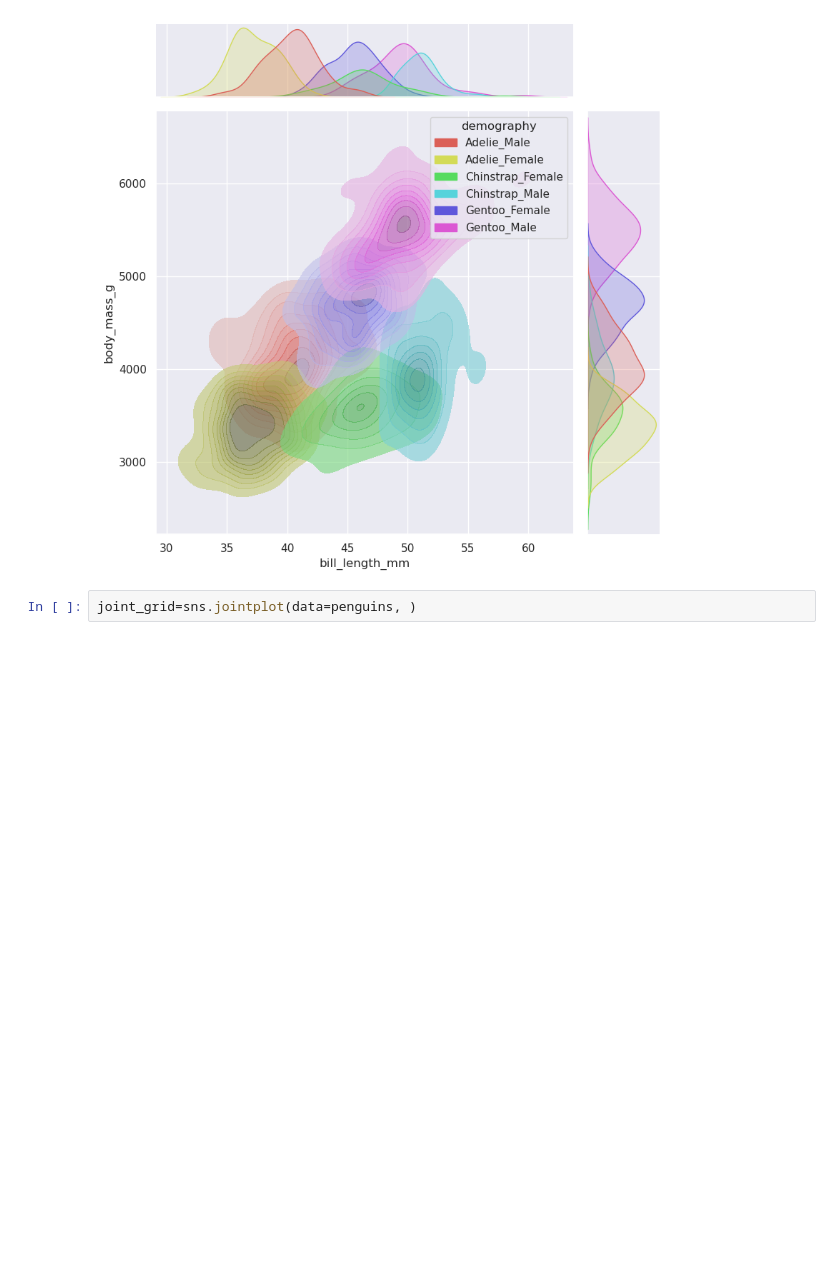
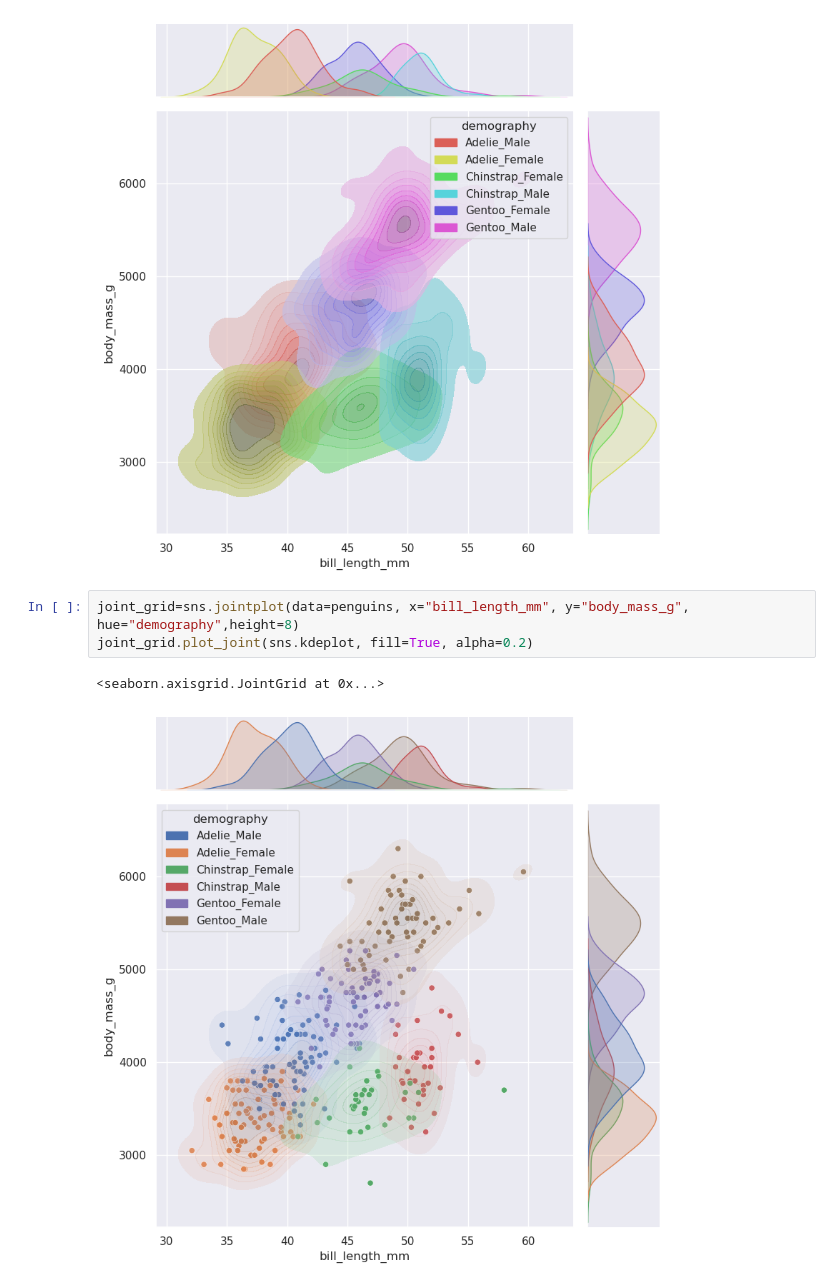
Before and after one commit to Michal-Radomski/Python-Data-Visualization, a Jupyter notebook: 01 Data Visualization/02_Seaborn/penguin.ipynb, the cells around one changed output. Saved outputs shown, nothing was run; the diff lists cells and outputs as text; blank space fills up the shorter version.

Commit message:
Data Visualization in Python course - commit 20

```diff
--- a/01 Data Visualization/02_Seaborn/penguin.ipynb
+++ b/01 Data Visualization/02_Seaborn/penguin.ipynb
@@ -43,4 +43,8 @@ sns.jointplot(data=penguins, x="bill_length_mm", y="body_mass_g", hue="demograph
 <seaborn.axisgrid.JointGrid at 0x...>
 [figure]
 # %%
-joint_grid=sns.jointplot(data=penguins, )
+joint_grid=sns.jointplot(data=penguins, x="bill_length_mm", y="body_mass_g", hue="demography",height=8)
+joint_grid.plot_joint(sns.kdeplot, fill=True, alpha=0.2)
+# %% [output]
+<seaborn.axisgrid.JointGrid at 0x...>
+[figure, added]
```
Also changed, not shown: 1 other file.
